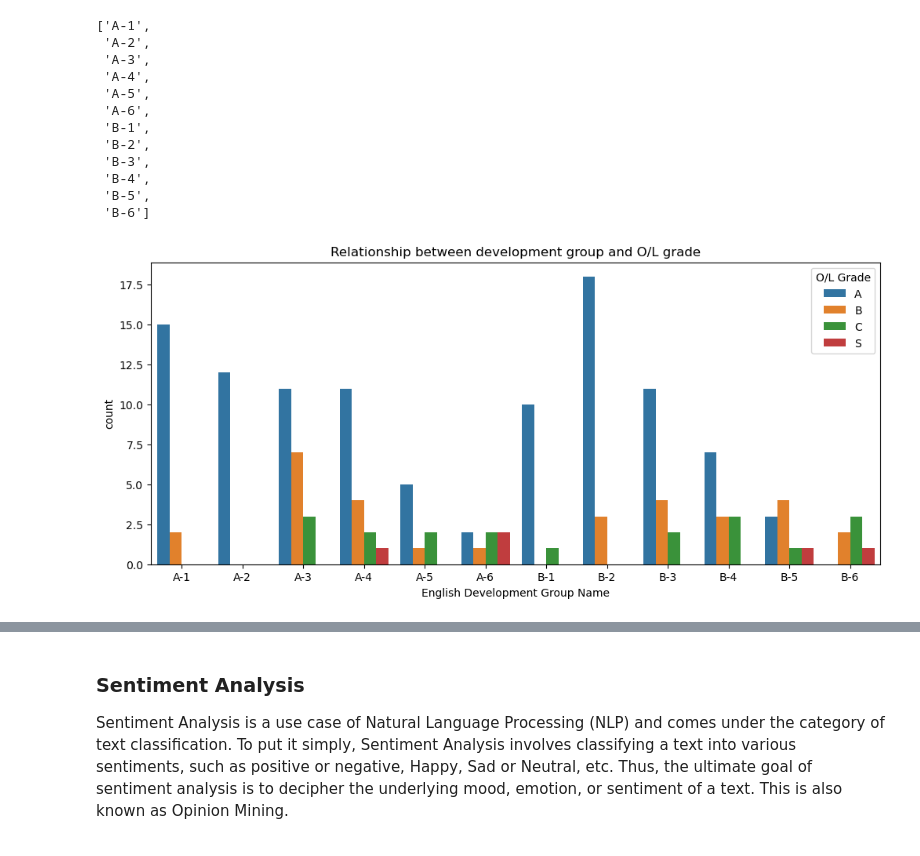
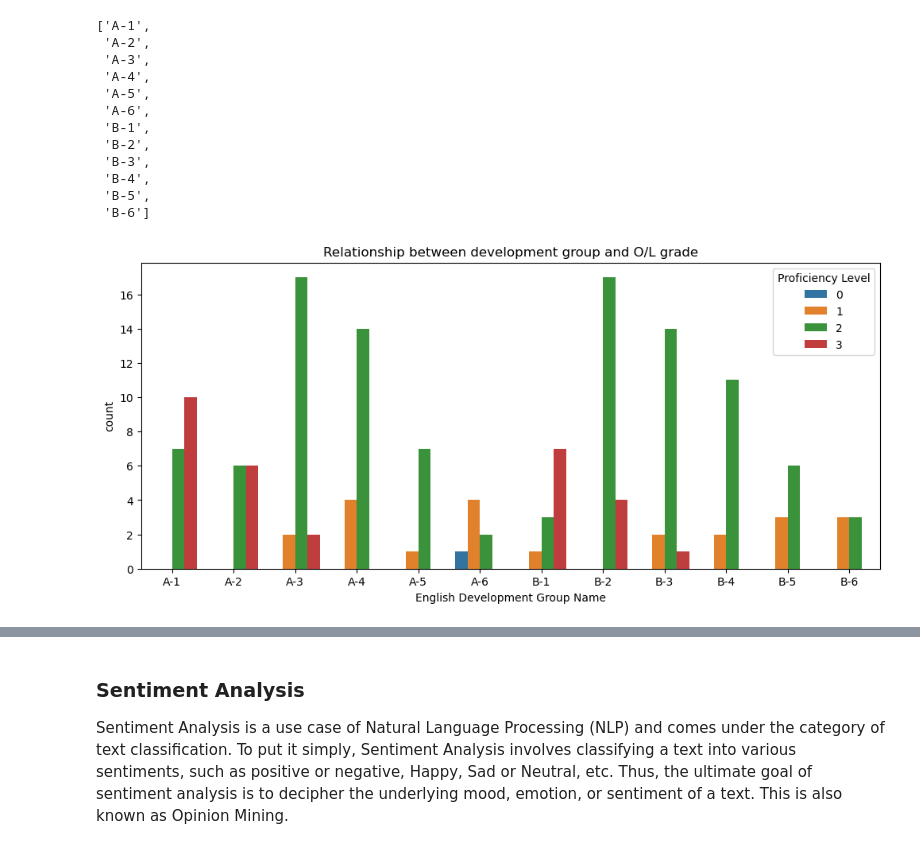
Before and after one commit to tharangachaminda/English_Language_Literacy_Analysis_OUR, a Jupyter notebook: en_literacy_analysis.ipynb, the cells around one changed output, grey strips where cells are left out. Drawn from its saved outputs; the diff is of its cells as text; code cells hidden in the pictures.

```diff
--- a/en_literacy_analysis.ipynb
+++ b/en_literacy_analysis.ipynb
@@ -268,0 +329,3 @@ df.to_csv('en_literacy_clean.csv')
+# %%
+#df.drop('en_score', axis = 1)
+df['en_prof_level'] = edu_score
@@ -401,14 +472,14 @@ list(np.sort(df['en_dev_group'].unique()))
  'B-6']
 # %%
 plt.figure(figsize=(12, 5))
-sns.countplot(data=df, x='en_dev_group', order=list(np.sort(df['en_dev_group'].unique())), hue='OL_grade', hue_order=['A', 'B', 'C', 'S'])
+sns.countplot(data=df, x='en_dev_group', order=list(np.sort(df['en_dev_group'].unique())), hue='en_prof_level')
 plt.title('Relationship between development group and O/L grade')
-plt.legend(title='O/L Grade')
+plt.legend(title='Proficiency Level')
 plt.xticks(ticks=np.arange(0, 12), labels=list(np.sort(df['en_dev_group'].unique())))
 plt.xlabel('English Development Group Name')
 plt.show()
 # %% [output]
-[figure, old version]
+[figure, new version]
 # %%
 df[df['student_feedback'] == 'no comment']
 # %% [output]
```
Also changed, not shown: parts of 8 cells of this notebook, 1 other file.
